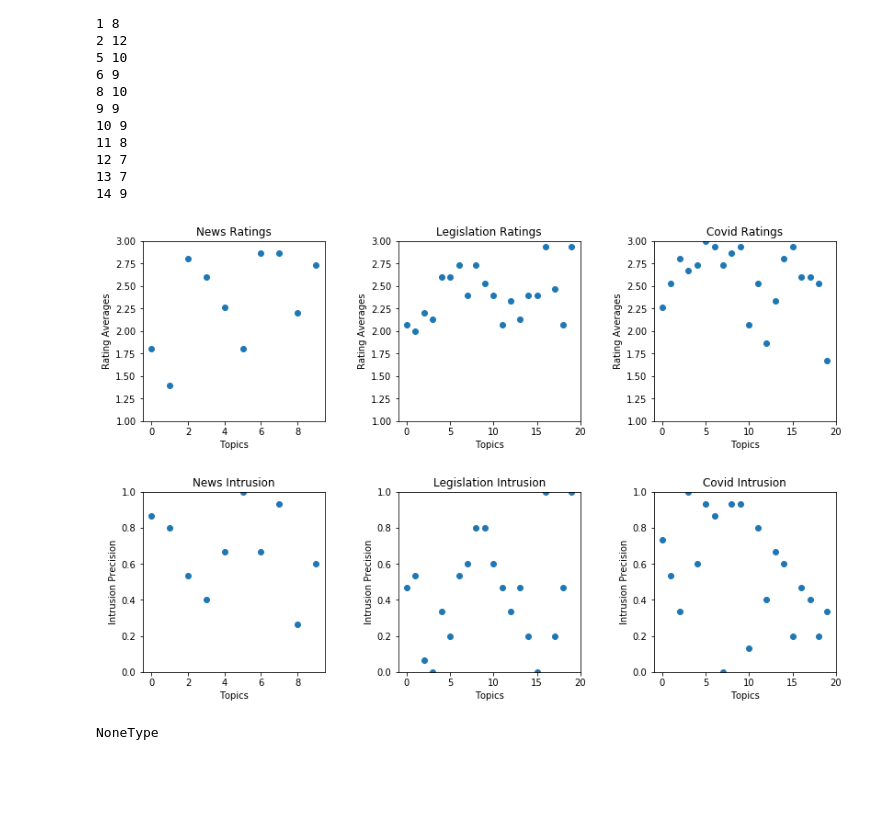
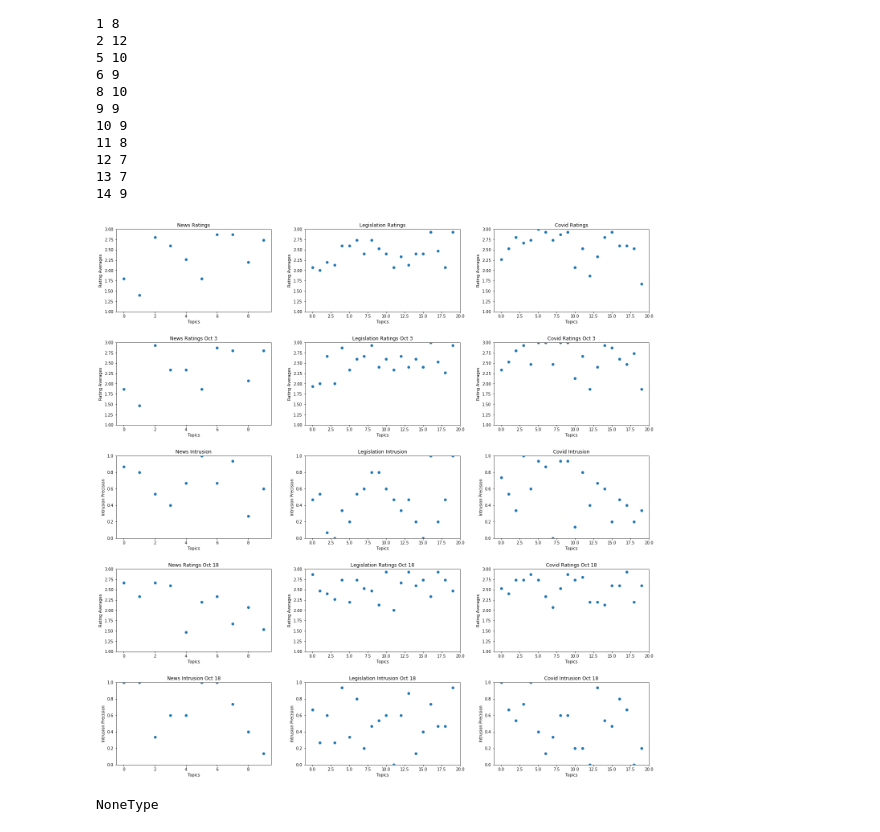
Before and after one commit to anhiancheong/topics_evaluation, a Jupyter notebook: notebooks/survey_analysis.ipynb, the cells around one changed output. Cells and saved outputs as stored; diff of their text form; code cells hidden in the pictures; blank space fills up the shorter version.

Commit message:
final data

```diff
--- a/notebooks/survey_analysis.ipynb
+++ b/notebooks/survey_analysis.ipynb
@@ -199,3 +263,7 @@ def convert_topics_csv(file_handler, topic_model):
 news_topics = convert_topics_csv(open("/Users/hiancheong/Personal/grad/UMD/comp_ling/topics_evaluation/news_coherence.csv"), "news")
 leg_topics = convert_topics_csv(open("/Users/hiancheong/Personal/grad/UMD/comp_ling/topics_evaluation/leg_coherence.csv"), "leg")
 covid_topics = convert_topics_csv(open("/Users/hiancheong/Personal/grad/UMD/comp_ling/topics_evaluation/covid_coherence.csv"), "covid")
+
+news_oct_18_topics = convert_topics_csv(open("/Users/hiancheong/Personal/grad/UMD/comp_ling/topics_evaluation/oct_18/news_coherence3.csv"), "news")
+leg_oct_18_topics = convert_topics_csv(open("/Users/hiancheong/Personal/grad/UMD/comp_ling/topics_evaluation/oct_18/leg_coherence3.csv"), "leg")
+covid_oct_18_topics = convert_topics_csv(open("/Users/hiancheong/Personal/grad/UMD/comp_ling/topics_evaluation/oct_18/covid_coherence3.csv"), "covid")
@@ -244,6 +331,10 @@ for idx, ratings in enumerate(get_observed_ratings(observed_data.iloc[:, 41:61])
 
 def get_intrusion_ratings(intrusion_data):
     all_intruders = [[1 if item == '6' else 0 for item in intrusion_data[key]] for key in intrusion_data]
+    return all_intruders
+
+def get_intrusion_oct_18_ratings(intrusion_data):
+    all_intruders = [[1 if item == '5' else 0 for item in intrusion_data[key]] for key in intrusion_data]
     return all_intruders
 
 
@@ -255,3 +346,13 @@ for idx, ratings in enumerate(get_intrusion_ratings(intrusion_data.iloc[:, 21:41
 
 for idx, ratings in enumerate(get_intrusion_ratings(intrusion_data.iloc[:, 41:61])):
     covid_topics[idx]["intrusion_ratings"] = ratings
+
+
+for idx, ratings in enumerate(get_intrusion_oct_18_ratings(intruders_oct18_data.iloc[:, 11:21])):
+    news_oct_18_topics[idx]["intrusion_ratings"] = ratings
+
+for idx, ratings in enumerate(get_intrusion_oct_18_ratings(intruders_oct18_data.iloc[:, 21:41])):
+    leg_oct_18_topics[idx]["intrusion_ratings"] = ratings
+
+for idx, ratings in enumerate(get_intrusion_oct_18_ratings(intruders_oct18_data.iloc[:, 41:61])):
+    covid_oct_18_topics[idx]["intrusion_ratings"] = ratings
@@ -747,41 +950,55 @@ def create_ratings_scatter(ax, data, title):
     ax.set_ylim((1.0,3.0))
     ax.set_title(title)
     ax.set_xlabel('Topics')
     ax.set_ylabel('Rating Averages')
 
 
-def create_intrusion_scatter(ax, data, title):
+def create_intrusion_scatter(ax, data, title, oct_18=False):
     # Creating plot
 
+    correct_value = '5' if oct_18 else '6'
     values = [
-        np.mean([1 if i == '6' else 0 for i in data[question]]) for question in data
+        np.mean([1 if i == correct_value else 0 for i in data[question]]) for question in data
     ]
     names = [i for i in range(0,len(values))]
 
     # show plot
     ax.set_ylim((0.0,1.0))
     ax.scatter(names, values)
     ax.set_title(title)
     ax.set_xlabel('Topics')
     ax.set_ylabel('Intrusion Precision')
 
 
 
-fig, axs = plt.subplots(2,3)
+fig, axs = plt.subplots(5,3)
 
 create_ratings_scatter(axs[0][0], observed_data.iloc[:, 11:21], "News Ratings")
 create_ratings_scatter(axs[0][1], observed_data.iloc[:, 21:41], "Legislation Ratings")
 create_ratings_scatter(axs[0][2], observed_data.iloc[:, 41:61], "Covid Ratings")
 
-create_intrusion_scatter(axs[1][0], intrusion_data.iloc[:, 11:21], "News Intrusion")
-create_intrusion_scatter(axs[1][1], intrusion_data.iloc[:, 21:41], "Legislation Intrusion")
-create_intrusion_scatter(axs[1][2], intrusion_data.iloc[:, 41:61], "Covid Intrusion")
-fig.set_size_inches(12, 8)
+create_ratings_scatter(axs[1][0], ratings_oct3_data.iloc[:, 11:21], "News Ratings Oct 3")
+create_ratings_scatter(axs[1][1], ratings_oct3_data.iloc[:, 21:41], "Legislation Ratings Oct 3")
+create_ratings_scatter(axs[1][2], ratings_oct3_data.iloc[:, 41:61], "Covid Ratings Oct 3")
+
+create_intrusion_scatter(axs[2][0], intrusion_data.iloc[:, 11:21], "News Intrusion")
+create_intrusion_scatter(axs[2][1], intrusion_data.iloc[:, 21:41], "Legislation Intrusion")
+create_intrusion_scatter(axs[2][2], intrusion_data.iloc[:, 41:61], "Covid Intrusion")
+
+create_ratings_scatter(axs[3][0], ratings_oct18_data.iloc[:, 11:21], "News Ratings Oct 18")
+create_ratings_scatter(axs[3][1], ratings_oct18_data.iloc[:, 21:41], "Legislation Ratings Oct 18")
+create_ratings_scatter(axs[3][2], ratings_oct18_data.iloc[:, 41:61], "Covid Ratings Oct 18")
+
+create_intrusion_scatter(axs[4][0], intruders_oct18_data.iloc[:, 11:21], "News Intrusion Oct 18", oct_18=True)
+create_intrusion_scatter(axs[4][1], intruders_oct18_data.iloc[:, 21:41], "Legislation Intrusion Oct 18", oct_18=True)
+create_intrusion_scatter(axs[4][2], intruders_oct18_data.iloc[:, 41:61], "Covid Intrusion Oct 18", oct_18=True)
+
+fig.set_size_inches(20, 20)
 fig.tight_layout(pad=3)
 
 plt.show()
 # %% [output]
-[figure, old version]
+[figure, new version]
 # %%
 type(r1)
 # %% [output]
```
Also changed, not shown: parts of 40 cells of this notebook, 13 other files.
